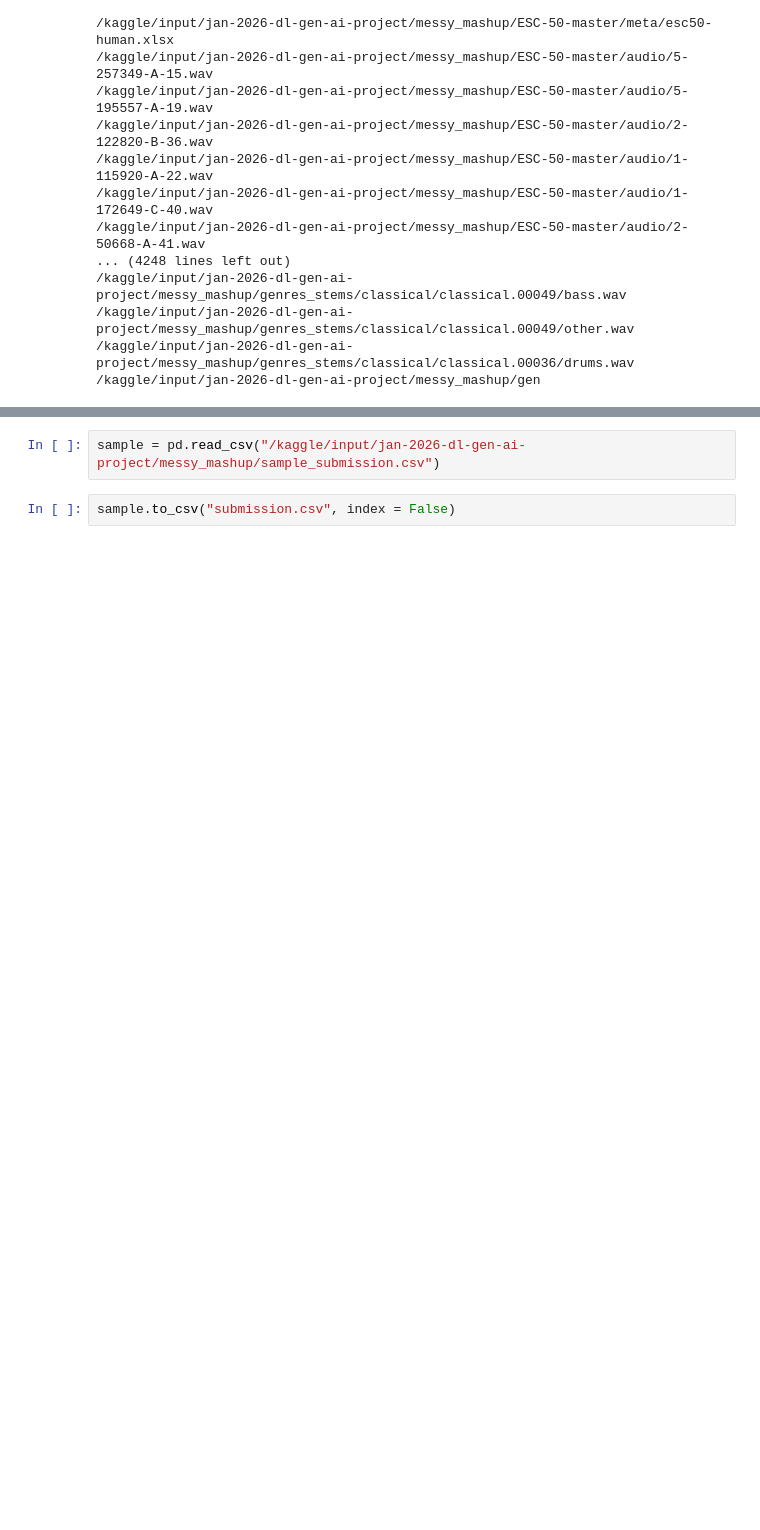
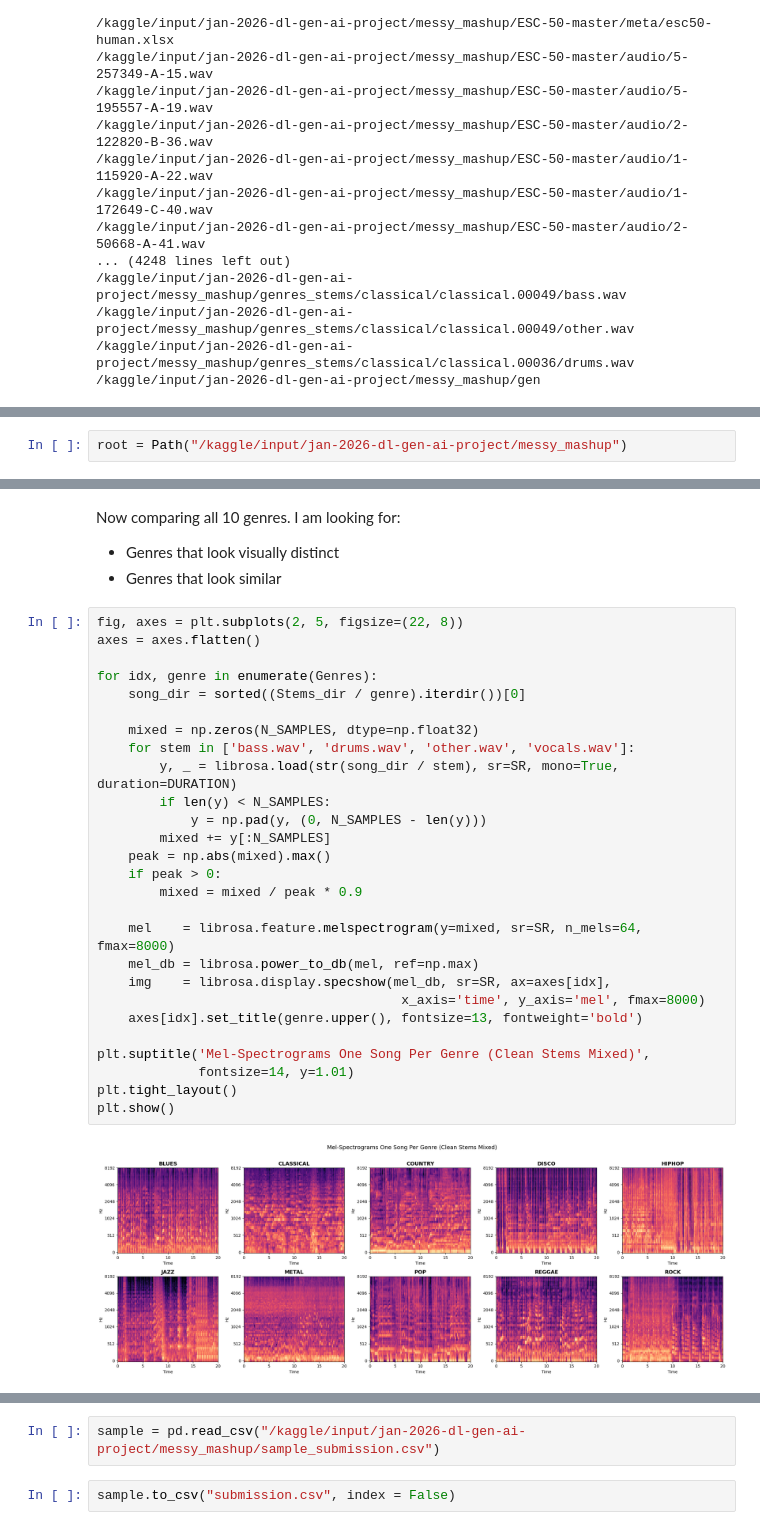
Before and after one commit to 22f3002567/DL-22f3002567-notebook-t12026, a Jupyter notebook: DL_22f3002567_kaggle_notebook.ipynb, the cells around one changed output, grey strips where cells are left out. Cells and saved outputs as stored; diff of their text form; blank space fills up the shorter version.

```diff
--- a/DL_22f3002567_kaggle_notebook.ipynb
+++ b/DL_22f3002567_kaggle_notebook.ipynb
@@ -36,0 +93,2 @@ for dirname, _, filenames in os.walk('/kaggle/input'):
+# %%
+root = Path("/kaggle/input/jan-2026-dl-gen-ai-project/messy_mashup")
@@ -36,0 +398,33 @@ for dirname, _, filenames in os.walk('/kaggle/input'):
+# %% [markdown]
+Now comparing all 10 genres. I am looking for:
+- Genres that look visually distinct
+- Genres that look similar
+# %%
+fig, axes = plt.subplots(2, 5, figsize=(22, 8))
+axes = axes.flatten()
+
+for idx, genre in enumerate(Genres):
+    song_dir = sorted((Stems_dir / genre).iterdir())[0]
+
+    mixed = np.zeros(N_SAMPLES, dtype=np.float32)
+    for stem in ['bass.wav', 'drums.wav', 'other.wav', 'vocals.wav']:
+        y, _ = librosa.load(str(song_dir / stem), sr=SR, mono=True, duration=DURATION)
+        if len(y) < N_SAMPLES:
+            y = np.pad(y, (0, N_SAMPLES - len(y)))
+        mixed += y[:N_SAMPLES]
+    peak = np.abs(mixed).max()
+    if peak > 0:
+        mixed = mixed / peak * 0.9
+
+    mel    = librosa.feature.melspectrogram(y=mixed, sr=SR, n_mels=64, fmax=8000)
+    mel_db = librosa.power_to_db(mel, ref=np.max)
+    img    = librosa.display.specshow(mel_db, sr=SR, ax=axes[idx],
+                                       x_axis='time', y_axis='mel', fmax=8000)
+    axes[idx].set_title(genre.upper(), fontsize=13, fontweight='bold')
+
+plt.suptitle('Mel-Spectrograms One Song Per Genre (Clean Stems Mixed)',
+             fontsize=14, y=1.01)
+plt.tight_layout()
+plt.show()
+# %% [output]
+[figure, added]
```
Also changed, not shown: parts of 119 cells of this notebook.
